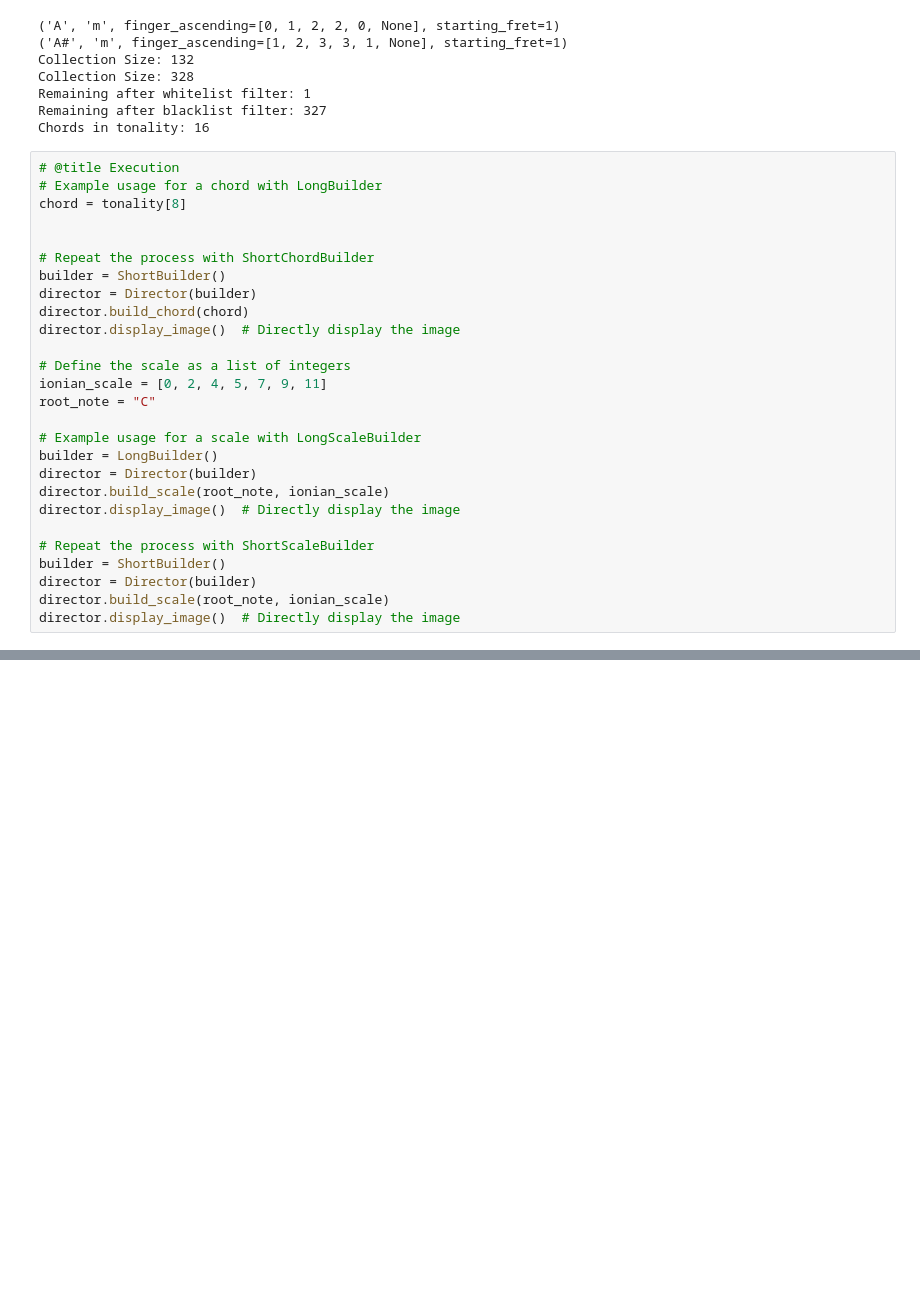
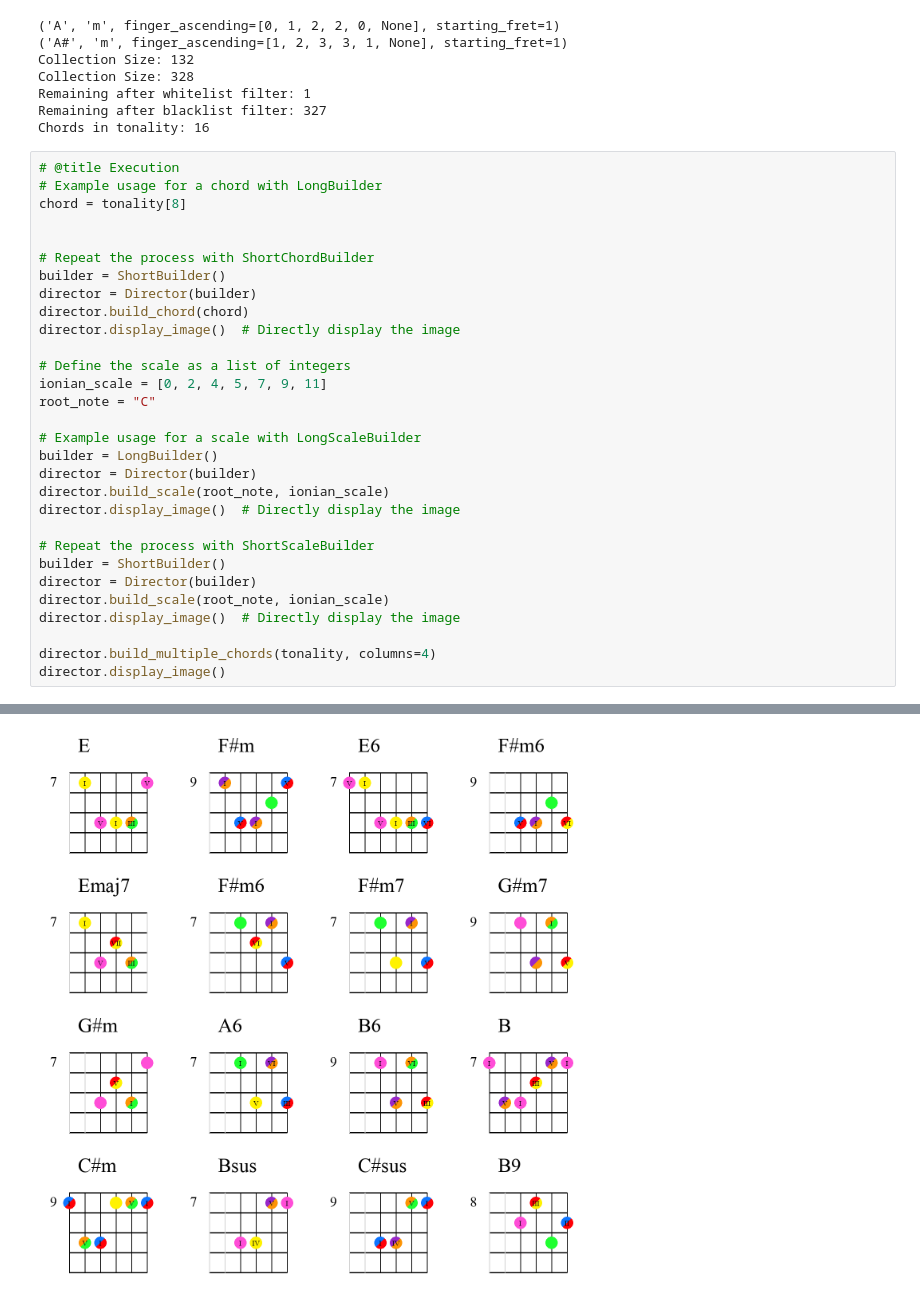
Before and after one commit to GenaroHacker/creating_chord_collection, a Jupyter notebook: main.ipynb, the cells around one changed output, grey strips where cells are left out. Drawn from its saved outputs; the diff is of its cells as text; blank space fills up the shorter version.

```diff
--- a/main.ipynb
+++ b/main.ipynb
@@ -96,30 +96,34 @@ Chords in tonality: 16
 # @title Execution
 # Example usage for a chord with LongBuilder
 chord = tonality[8]
 
 
 # Repeat the process with ShortChordBuilder
 builder = ShortBuilder()
 director = Director(builder)
 director.build_chord(chord)
 director.display_image()  # Directly display the image
 
 # Define the scale as a list of integers
 ionian_scale = [0, 2, 4, 5, 7, 9, 11]
 root_note = "C"
 
 # Example usage for a scale with LongScaleBuilder
 builder = LongBuilder()
 director = Director(builder)
 director.build_scale(root_note, ionian_scale)
 director.display_image()  # Directly display the image
 
 # Repeat the process with ShortScaleBuilder
 builder = ShortBuilder()
 director = Director(builder)
 director.build_scale(root_note, ionian_scale)
 director.display_image()  # Directly display the image
+
+director.build_multiple_chords(tonality, columns=4)
+director.display_image()
 # %% [output]
 [figure]
 [figure]
 [figure]
+[figure, added]
```
